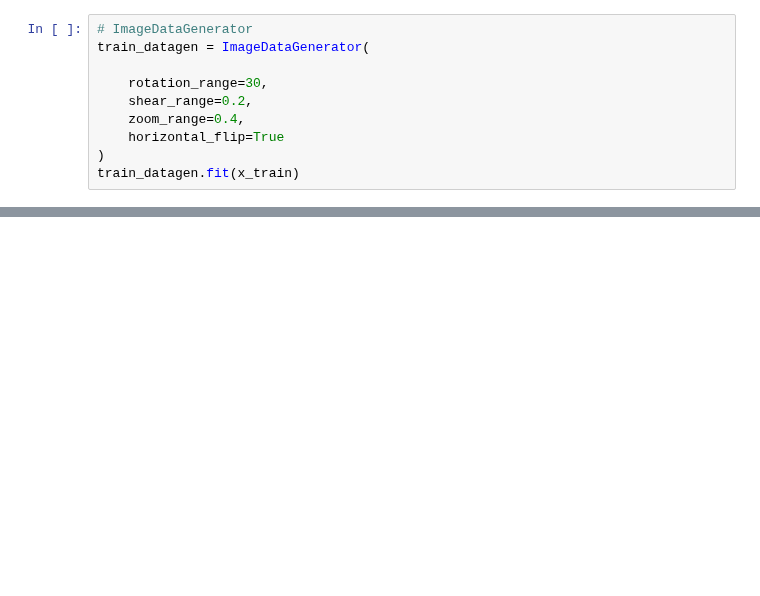
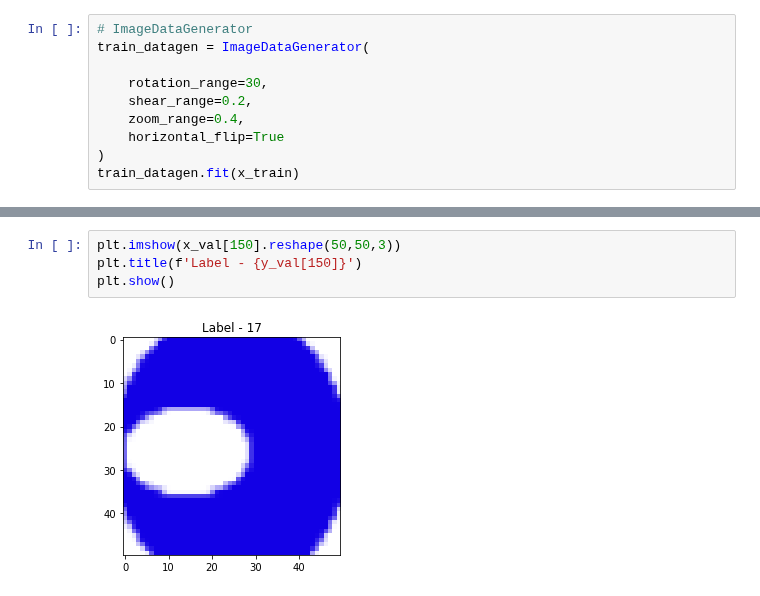
Before and after one commit to HoJin1014/KNU-BIGDATA-study, a Jupyter notebook: 2022.09.20/ex_project1.ipynb, the cells around one changed output, grey strips where cells are left out. Drawn from its saved outputs; the diff is of its cells as text; blank space fills up the shorter version.

```diff
--- a/2022.09.20/ex_project1.ipynb
+++ b/2022.09.20/ex_project1.ipynb
@@ -448,0 +496,6 @@ plt.show()
+# %%
+plt.imshow(x_val[150].reshape(50,50,3))
+plt.title(f'Label - {y_val[150]}')
+plt.show()
+# %% [output]
+[figure, added]
```
Also changed, not shown: parts of 54 cells of this notebook.
